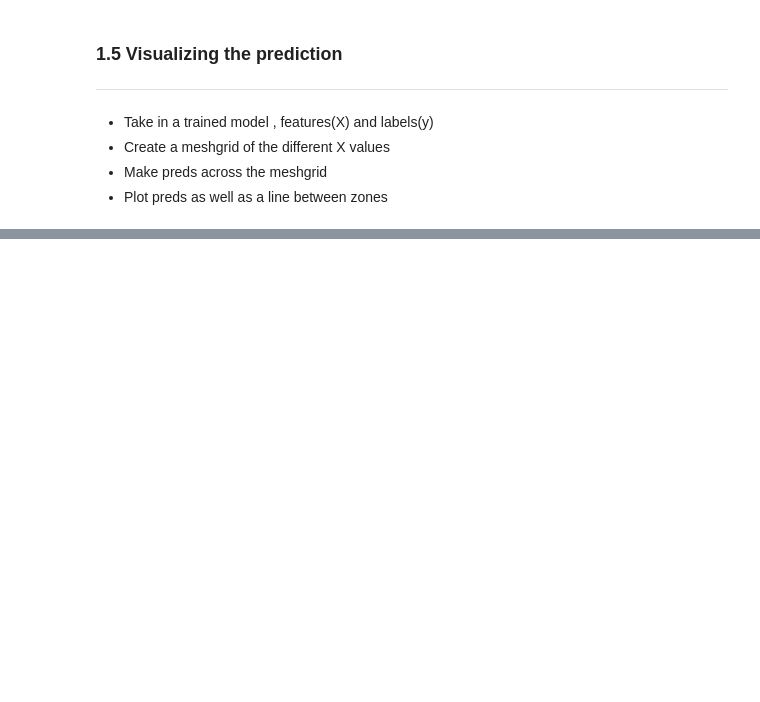
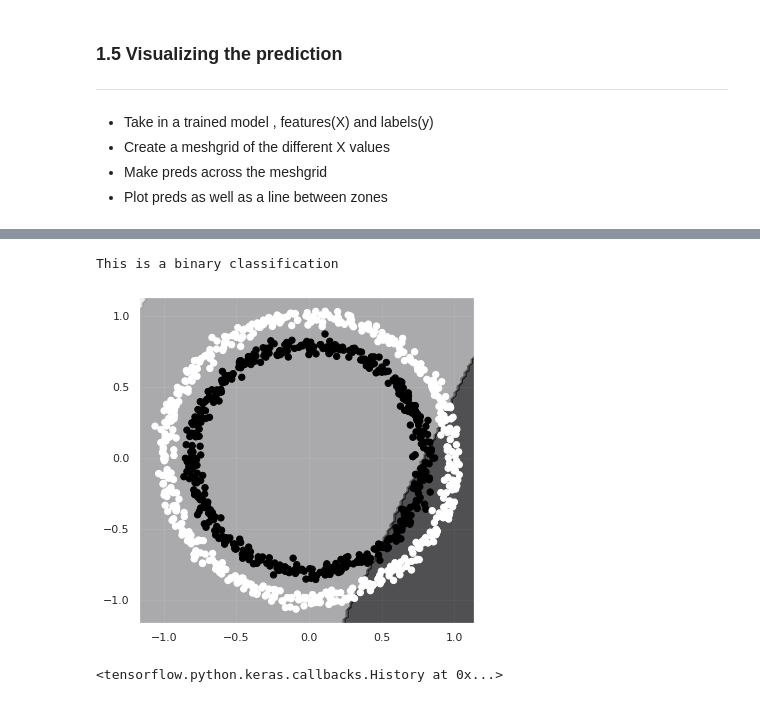
Before and after one commit to 86lekwenshiung/Neural-Network-with-Tensorflow, a Jupyter notebook: 02_Neural_Network_Classification_With_Tensorflow.ipynb, the cells around one changed output, grey strips where cells are left out. Drawn from its saved outputs; the diff is of its cells as text; code cells hidden in the pictures; blank space fills up the shorter version.

```diff
--- a/02_Neural_Network_Classification_With_Tensorflow.ipynb
+++ b/02_Neural_Network_Classification_With_Tensorflow.ipynb
@@ -225 +253,28 @@ def plot_decision_boundary(model ,x , y):
+# %%
+# Evualating model - with linear activation
+plt.figure(figsize = (6,6))
+
+plot_decision_boundary(model_4 , X , y)
+# %% [output]
+This is a binary classification
+[figure, added]
+# %%
+# Attempting to build model with non-linear activation function
+#  https://playground.tensorflow.org/ --> experiment it here
+tf.random.set_seed(42)
+
+# Step 1:
+model_5 = tf.keras.Sequential([
+                               tf.keras.layers.Dense(1 , activation = tf.keras.activations.relu)
+])
+
+# Step 2:
+model_5.compile(loss = tf.keras.losses.BinaryCrossentropy(),
+                optimizer = tf.keras.optimizers.Adam(lr = 0.001),
+                metrics = tf.keras.metrics.binary_accuracy)
+
+# Step 3:
+model_5.fit(X , y , epochs = 100 , verbose = False)
+# %% [output]
+<tensorflow.python.keras.callbacks.History at 0x...>
 # %%
```
Also changed, not shown: parts of 11 cells of this notebook.
